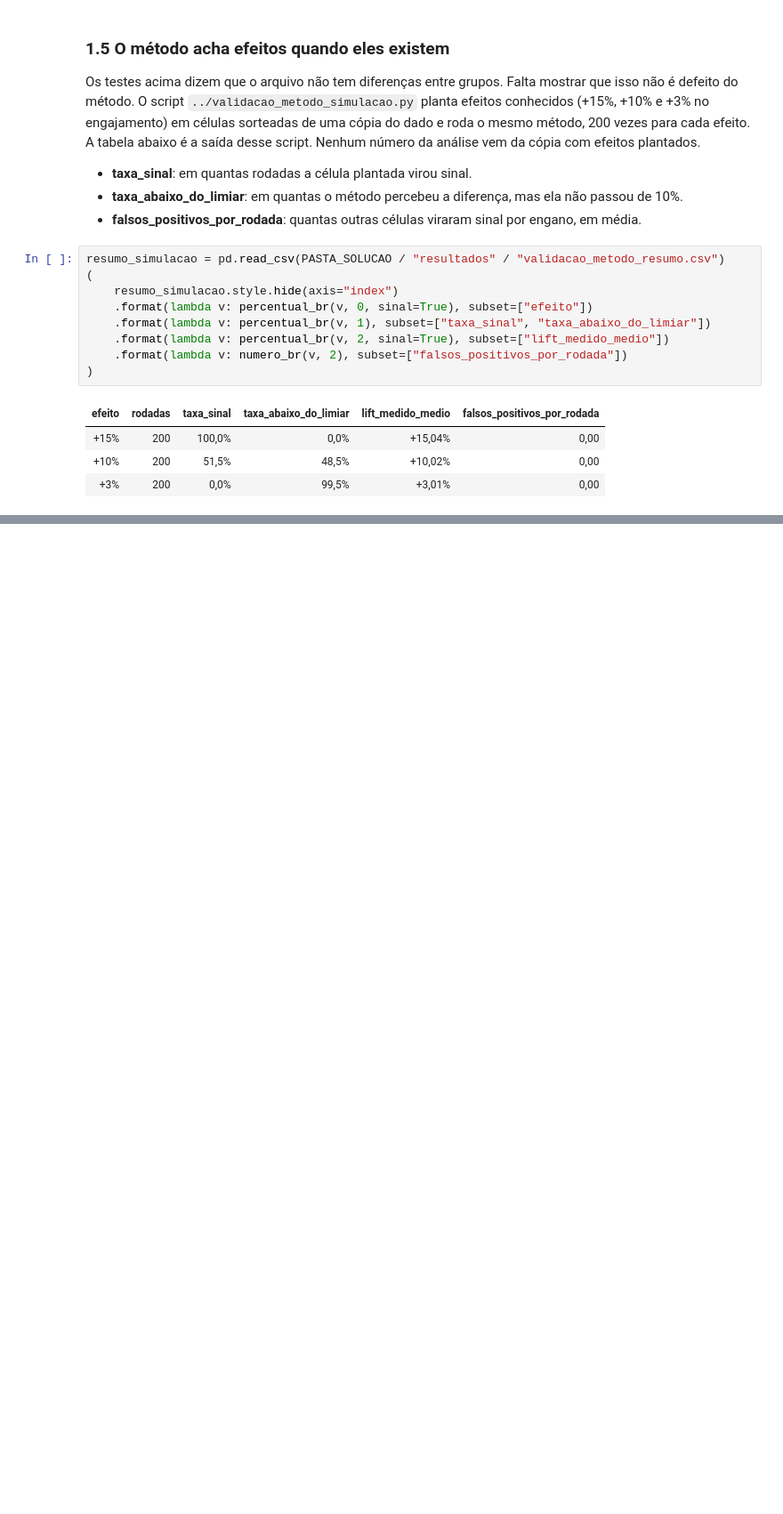
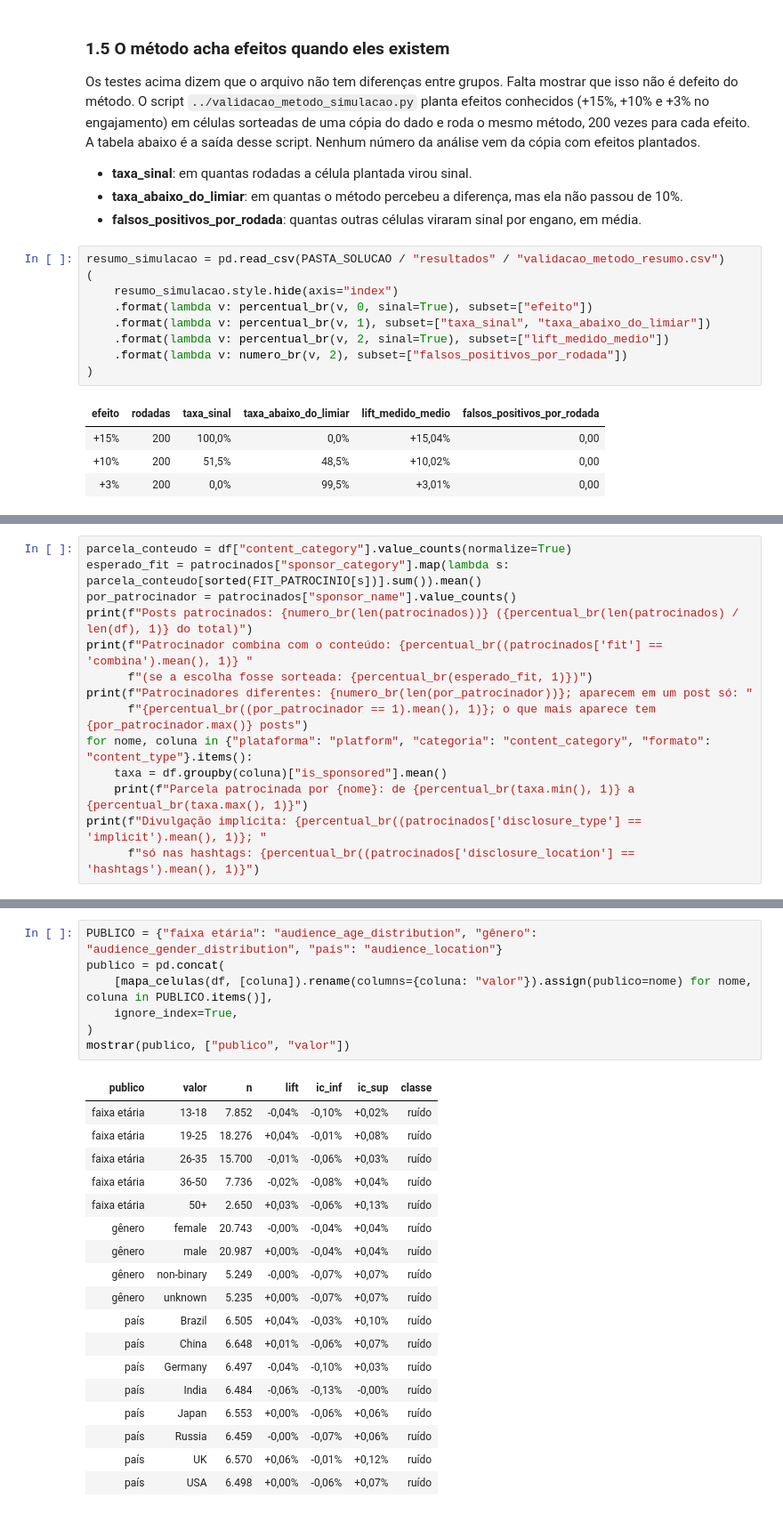
Before and after one commit to Gchapolin/ai-master-challenge, a Jupyter notebook: submissions/guilherme-ferreira/solution/notebooks/analise.ipynb, the cells around one changed output, grey strips where cells are left out. Shown at 89% size. Drawn from its saved outputs; the diff is of its cells as text; blank space fills up the shorter version.

```diff
--- a/submissions/guilherme-ferreira/solution/notebooks/analise.ipynb
+++ b/submissions/guilherme-ferreira/solution/notebooks/analise.ipynb
@@ -277,0 +453,14 @@ resumo_simulacao = pd.read_csv(PASTA_SOLUCAO / "resultados" / "validacao_metodo_
+# %%
+parcela_conteudo = df["content_category"].value_counts(normalize=True)
+esperado_fit = patrocinados["sponsor_category"].map(lambda s: parcela_conteudo[sorted(FIT_PATROCINIO[s])].sum()).mean()
+por_patrocinador = patrocinados["sponsor_name"].value_counts()
+print(f"Posts patrocinados: {numero_br(len(patrocinados))} ({percentual_br(len(patrocinados) / len(df), 1)} do total)")
+print(f"Patrocinador combina com o conteúdo: {percentual_br((patrocinados['fit'] == 'combina').mean(), 1)} "
+      f"(se a escolha fosse sorteada: {percentual_br(esperado_fit, 1)})")
+print(f"Patrocinadores diferentes: {numero_br(len(por_patrocinador))}; aparecem em um post só: "
+      f"{percentual_br((por_patrocinador == 1).mean(), 1)}; o que mais aparece tem {por_patrocinador.max()} posts")
+for nome, coluna in {"plataforma": "platform", "categoria": "content_category", "formato": "content_type"}.items():
+    taxa = df.groupby(coluna)["is_sponsored"].mean()
+    print(f"Parcela patrocinada por {nome}: de {percentual_br(taxa.min(), 1)} a {percentual_br(taxa.max(), 1)}")
+print(f"Divulgação implícita: {percentual_br((patrocinados['disclosure_type'] == 'implicit').mean(), 1)}; "
+      f"só nas hashtags: {percentual_br((patrocinados['disclosure_location'] == 'hashtags').mean(), 1)}")
@@ -277,0 +479,26 @@ resumo_simulacao = pd.read_csv(PASTA_SOLUCAO / "resultados" / "validacao_metodo_
+# %%
+PUBLICO = {"faixa etária": "audience_age_distribution", "gênero": "audience_gender_distribution", "país": "audience_location"}
+publico = pd.concat(
+    [mapa_celulas(df, [coluna]).rename(columns={coluna: "valor"}).assign(publico=nome) for nome, coluna in PUBLICO.items()],
+    ignore_index=True,
+)
+mostrar(publico, ["publico", "valor"])
+# %% [output]
+| publico | valor | n | lift | ic_inf | ic_sup | classe |
+| faixa etária | 13-18 | 7.852 | -0,04% | -0,10% | +0,02% | ruído |
+| faixa etária | 19-25 | 18.276 | +0,04% | -0,01% | +0,08% | ruído |
+| faixa etária | 26-35 | 15.700 | -0,01% | -0,06% | +0,03% | ruído |
+| faixa etária | 36-50 | 7.736 | -0,02% | -0,08% | +0,04% | ruído |
+| faixa etária | 50+ | 2.650 | +0,03% | -0,06% | +0,13% | ruído |
+| gênero | female | 20.743 | -0,00% | -0,04% | +0,04% | ruído |
+| gênero | male | 20.987 | +0,00% | -0,04% | +0,04% | ruído |
+| gênero | non-binary | 5.249 | -0,00% | -0,07% | +0,07% | ruído |
+| gênero | unknown | 5.235 | +0,00% | -0,07% | +0,07% | ruído |
+| país | Brazil | 6.505 | +0,04% | -0,03% | +0,10% | ruído |
+| país | China | 6.648 | +0,01% | -0,06% | +0,07% | ruído |
+| país | Germany | 6.497 | -0,04% | -0,10% | +0,03% | ruído |
+| país | India | 6.484 | -0,06% | -0,13% | -0,00% | ruído |
+| país | Japan | 6.553 | +0,00% | -0,06% | +0,06% | ruído |
+| país | Russia | 6.459 | -0,00% | -0,07% | +0,06% | ruído |
+| país | UK | 6.570 | +0,06% | -0,01% | +0,12% | ruído |
+| país | USA | 6.498 | +0,00% | -0,06% | +0,07% | ruído |
```
Also changed, not shown: parts of 22 cells of this notebook, 7 other files.
